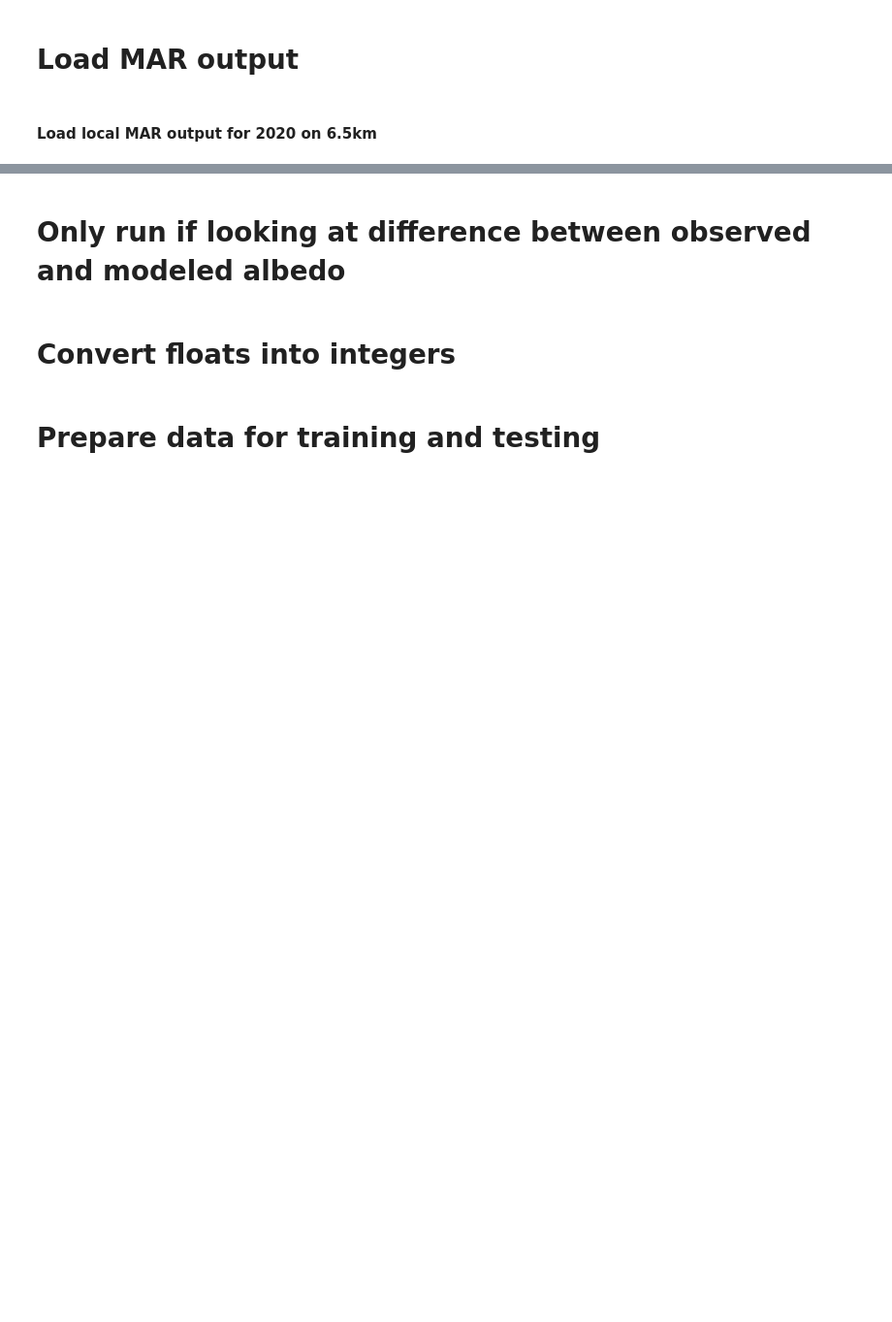
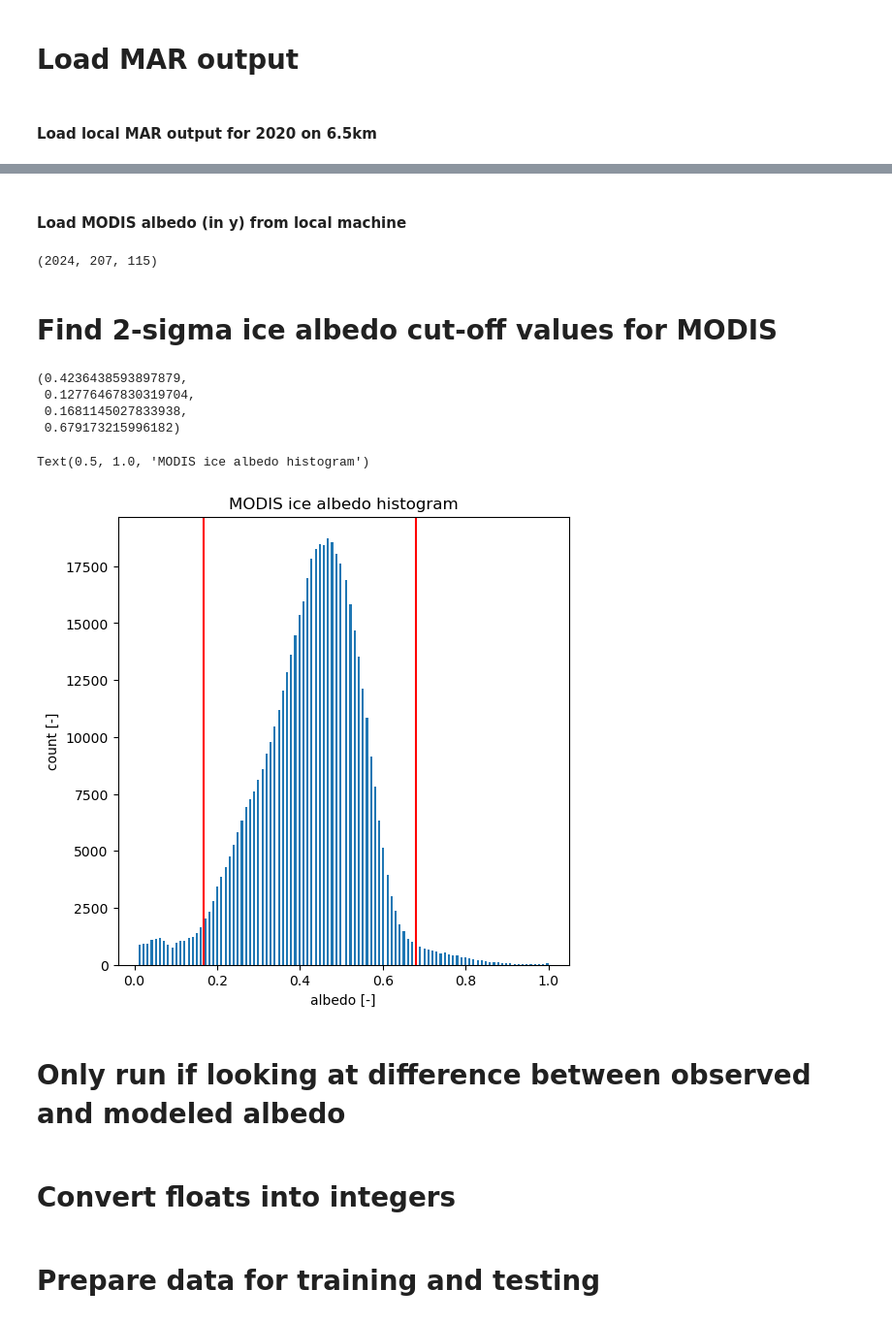
Before and after one commit to raf-antwerpen/PIXAL-predictive-ice-albedo-model, a Jupyter notebook: project-XGB.ipynb, the cells around one changed output, grey strips where cells are left out. Shown at 97% size. Drawn from its saved outputs; the diff is of its cells as text; code cells hidden in the pictures; blank space fills up the shorter version.

```diff
--- a/project-XGB.ipynb
+++ b/project-XGB.ipynb
@@ -149,3 +241,35 @@ y = np.load('./y.npy')
+# %% [markdown]
+#### Load MODIS albedo (in y) from local machine
+# %%
+y = np.load('/Users/raf/Documents/Columbia/Research/Albedo/ML model/y.npy')
+# %%
+y.shape
+# %% [output]
+(2024, 207, 115)
+# %% [markdown]
+# Find 2-sigma ice albedo cut-off values for MODIS
+# %%
+mean = np.nanmean(y)
+std = np.nanstd(y)
+y_meanplus2sig = mean + 2 * std
+y_meanminus2sig = mean - 2 * std
+mean, std, y_meanminus2sig, y_meanplus2sig
+# %% [output]
+(0.4236438593897879,
+ 0.12776467830319704,
+ 0.1681145027833938,
+ 0.679173215996182)
+# %%
+plt.figure(figsize=(6,6))
+plt.hist(np.ravel(y), bins=200)
+plt.axvline(mean + 2 * std, color='red')
+plt.axvline(mean - 2 * std, color='red')
+plt.xlabel('albedo [-]')
+plt.ylabel('count [-]')
+plt.title('MODIS ice albedo histogram')
+# %% [output]
+Text(0.5, 1.0, 'MODIS ice albedo histogram')
+[figure, added]
 # %% [markdown]
 # Only run if looking at difference between observed and modeled albedo
 # %%
```
Also changed, not shown: parts of 109 cells of this notebook.
